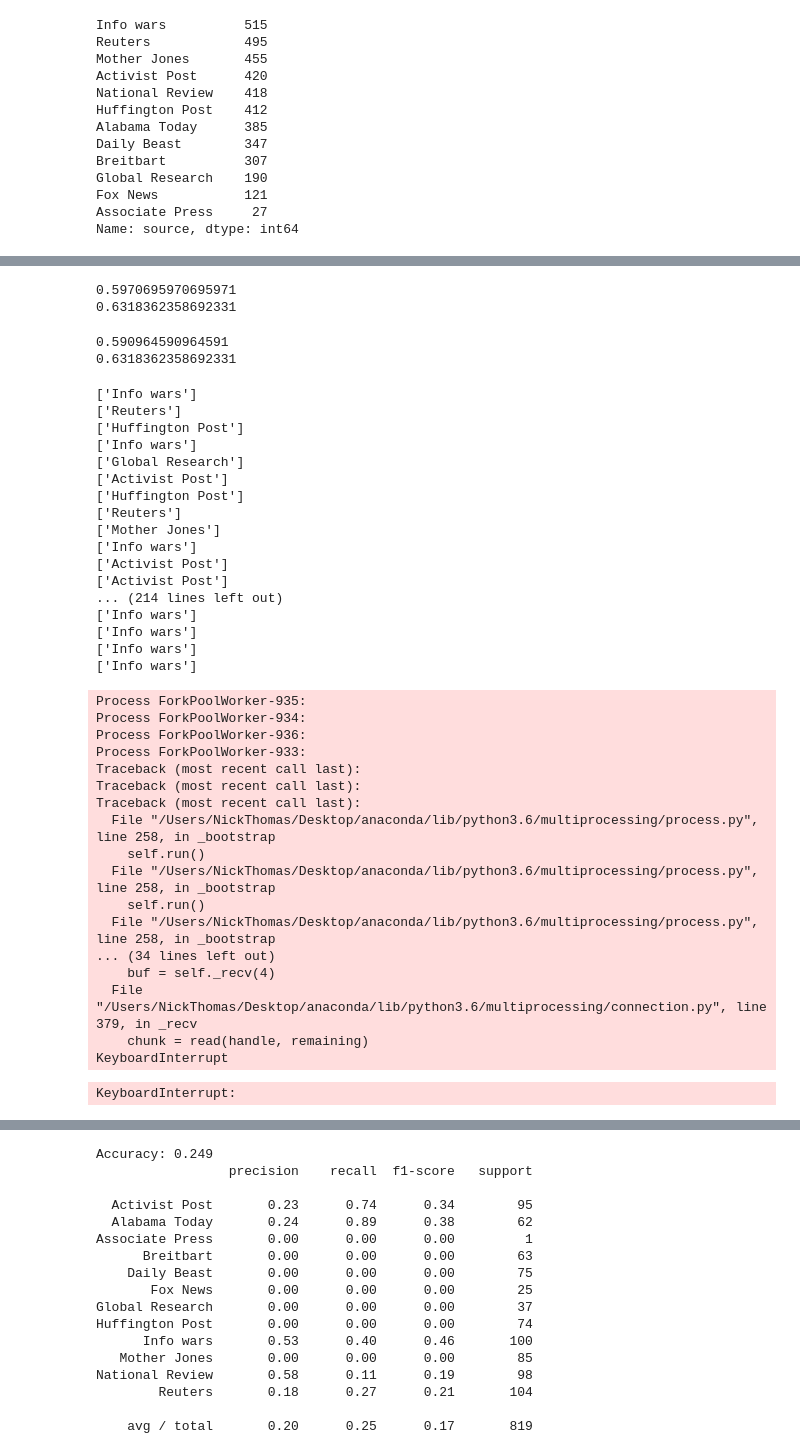
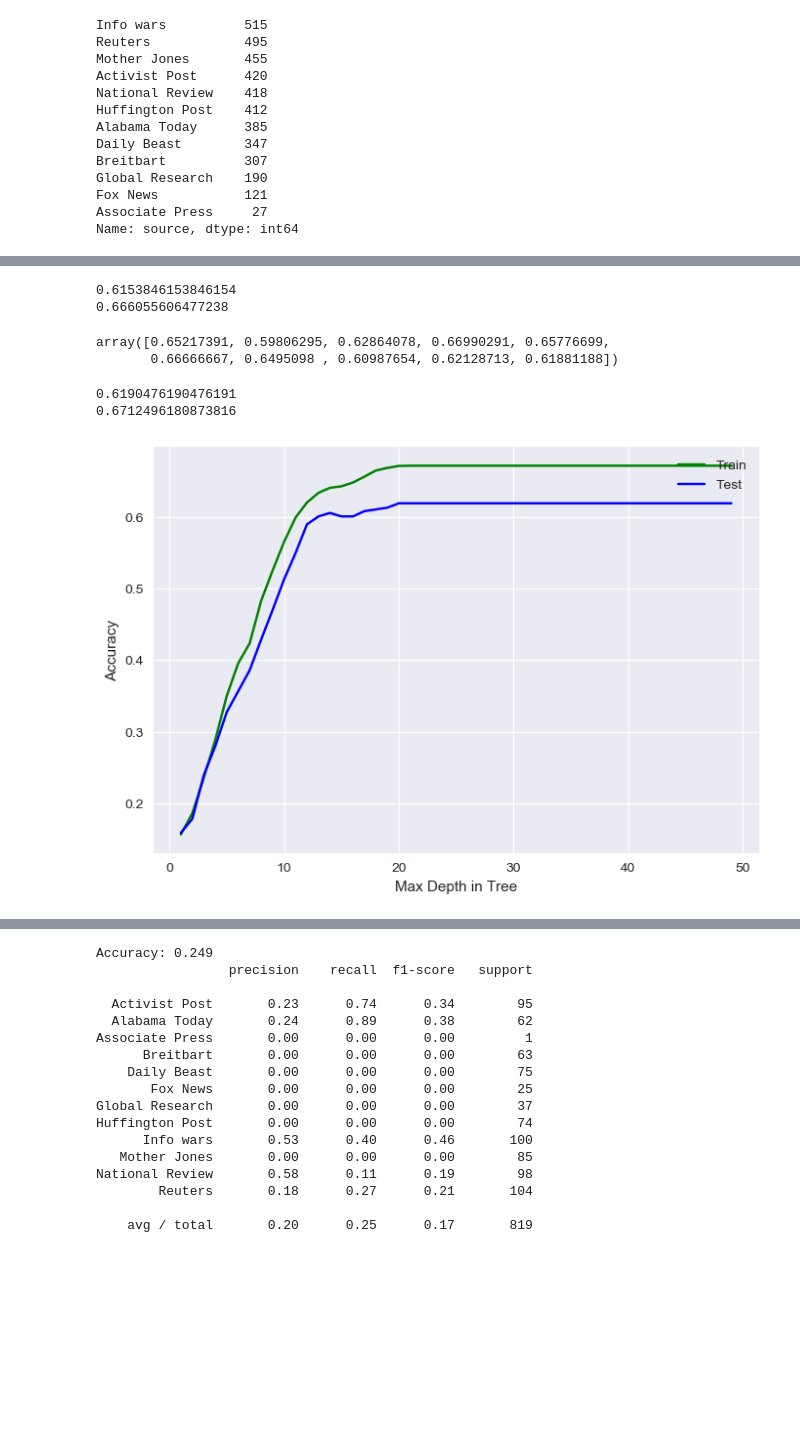
Before and after one commit to Zingo3245/Predicting_the_Source_of_News_Articles, a Jupyter notebook: Fit_LSA.ipynb, the cells around one changed output, grey strips where cells are left out. Cells and saved outputs as stored; diff of their text form; code cells hidden in the pictures; blank space fills up the shorter version.

```diff
--- a/Fit_LSA.ipynb
+++ b/Fit_LSA.ipynb
@@ -166,0 +148,2 @@ true_df['clusters'] = clusts
+# %%
+true_df = pickle.load(open("pickle_files/true_df_clusts.pkl", "rb" ))
@@ -233,0 +235,5 @@ X_test = X_test.reshape(-1,1)
+# %%
+dumb = DummyClassifier(strategy = "stratified", random_state=0)
+dumb.fit(X_train, y_train)
+print(dumb.score(X_test, y_test))
+print(dumb.score(X_train, y_train))
@@ -245,5 +260,11 @@ rf2.fit(X_train, y_train)
 print(rf2.score(X_test, y_test))
 print(rf2.score(X_train, y_train))
 # %% [output]
-0.5970695970695971
-0.6318362358692331
+0.6153846153846154
+0.666055606477238
+# %%
+X = X.reshape(-1, 1)
+cross_val_score(rf2, X, y, cv=10, scoring='accuracy')
+# %% [output]
+array([0.65217391, 0.59806295, 0.62864078, 0.66990291, 0.65776699,
+       0.66666667, 0.6495098 , 0.60987654, 0.62128713, 0.61881188])
@@ -250,47 +274,26 @@ print(rf2.score(X_train, y_train))
 # %%
-dt = DecisionTreeClassifier()
+dt = DecisionTreeClassifier(max_depth=20)
 dt.fit(X_train, y_train)
 print(dt.score(X_test, y_test))
 print(dt.score(X_train, y_train))
 # %% [output]
-0.590964590964591
-0.6318362358692331
+0.6190476190476191
+0.6712496180873816
-# %%
-for x in range(4092):
-    print(bc.predict(x))
-# %% [output]
-['Info wars']
-['Reuters']
-['Huffington Post']
-['Info wars']
-['Global Research']
-['Activist Post']
-['Huffington Post']
-['Reuters']
-['Mother Jones']
-['Info wars']
-['Activist Post']
-['Activist Post']
-... (214 lines left out)
-['Info wars']
-['Info wars']
-['Info wars']
-['Info wars']
-Process ForkPoolWorker-935:
-Process ForkPoolWorker-934:
-Process ForkPoolWorker-936:
-Process ForkPoolWorker-933:
-Traceback (most recent call last):
-Traceback (most recent call last):
-Traceback (most recent call last):
-  File "/Users/NickThomas/Desktop/anaconda/lib/python3.6/multiprocessing/process.py", line 258, in _bootstrap
-    self.run()
-  File "/Users/NickThomas/Desktop/anaconda/lib/python3.6/multiprocessing/process.py", line 258, in _bootstrap
-    self.run()
-  File "/Users/NickThomas/Desktop/anaconda/lib/python3.6/multiprocessing/process.py", line 258, in _bootstrap
-... (34 lines left out)
-    buf = self._recv(4)
-  File "/Users/NickThomas/Desktop/anaconda/lib/python3.6/multiprocessing/connection.py", line 379, in _recv
-    chunk = read(handle, remaining)
-KeyboardInterrupt
-KeyboardInterrupt:
+# %%
+train_score = []
+test_score = []
+
+for depth in range(1, 50):
+    dt = DecisionTreeClassifier(max_depth=depth)
+    dt.fit(X_train, y_train)
+    train_score.append(dt.score(X_train, y_train))
+    test_score.append(dt.score(X_test, y_test))
+
+plt.figure(dpi=100)
+plt.plot(range(1, 50), train_score, 'g', label="Train")
+plt.plot(range(1, 50), test_score, 'b', label="Test")
+plt.legend(loc='upper right')
+plt.xlabel("Max Depth in Tree")
+plt.ylabel("Accuracy");
+# %% [output]
+[figure, added]
```
Also changed, not shown: parts of 54 cells of this notebook, 5 other files.
